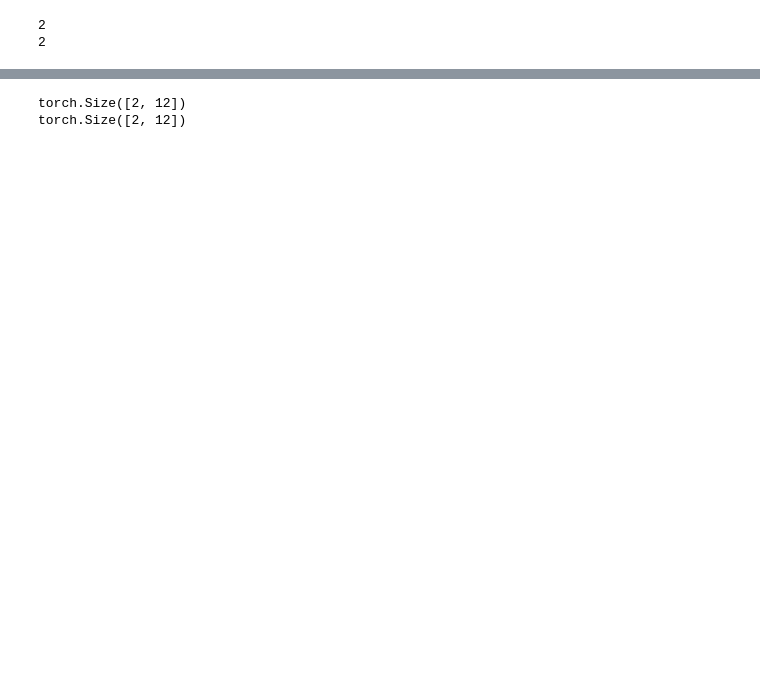
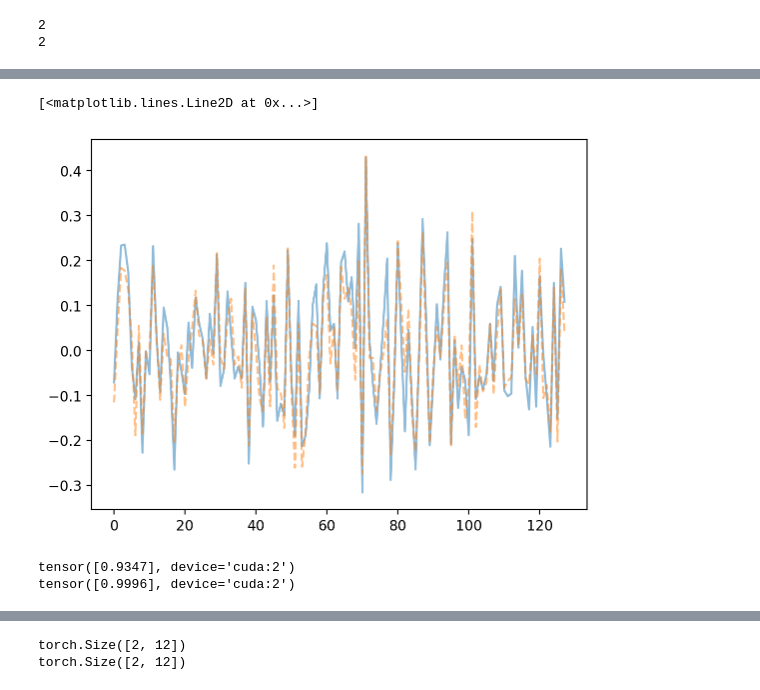
Before and after one commit to maximoskp/GraphMelHarm, a Jupyter notebook: test_PCA.ipynb, the cells around one changed output, grey strips where cells are left out. Saved outputs shown, nothing was run; the diff lists cells and outputs as text; code cells hidden in the pictures; blank space fills up the shorter version.

```diff
--- a/test_PCA.ipynb
+++ b/test_PCA.ipynb
@@ -423,3 +425,16 @@ plt.plot(test_graph_string.detach().cpu().numpy(), '--,', alpha = 0.5)
+# %%
+plt.plot(y_graph_3[0].detach().cpu().numpy(), alpha = 0.5)
+plt.plot(y_graph_4[0].detach().cpu().numpy(), '--,', alpha = 0.5)
+# %% [output]
+[<matplotlib.lines.Line2D at 0x...>]
+[figure, added]
+# %%
+cos = torch.nn.CosineSimilarity()
+print(cos(y_graph_3, y_graph_4))
+print(cos(y_bilstm_3, y_bilstm_4))
+# %% [output]
+tensor([0.9347], device='cuda:2')
+tensor([0.9996], device='cuda:2')
 # %%
 plt.plot(test_bilstm_dataset[0].detach().cpu().numpy(), alpha = 0.5)
 plt.plot(test_bilst_string[0].detach().cpu().numpy(), '--.', alpha = 0.5)
```
Also changed, not shown: parts of 17 cells of this notebook, 13 other files.
